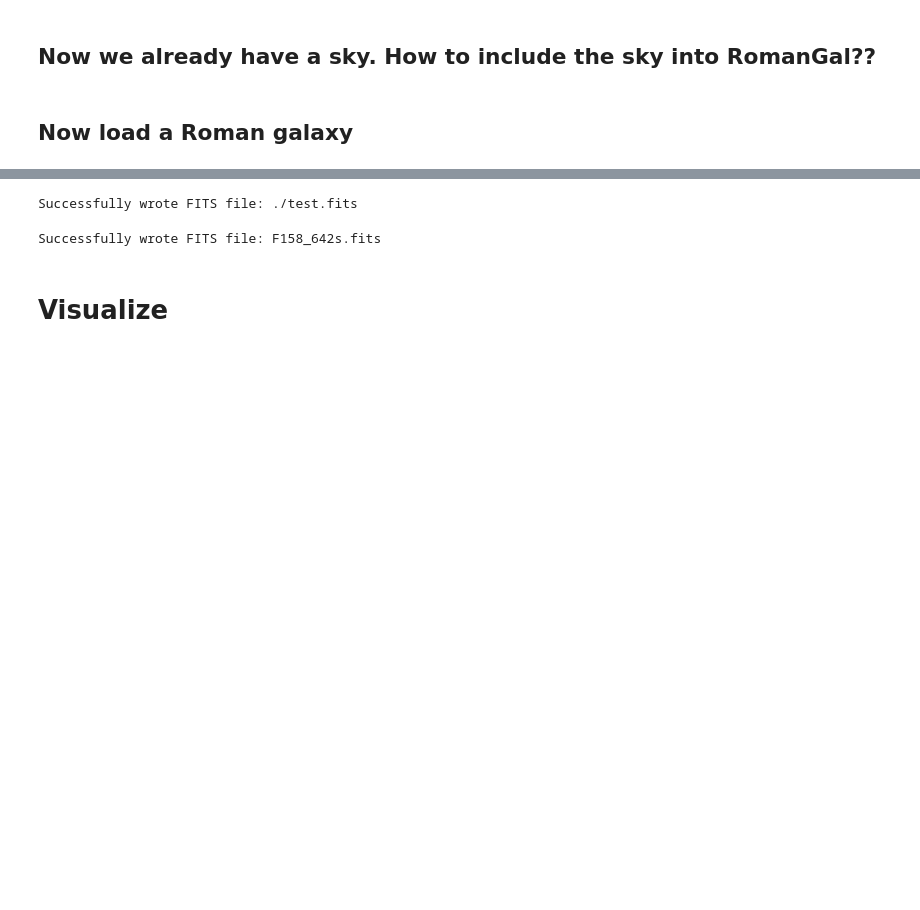
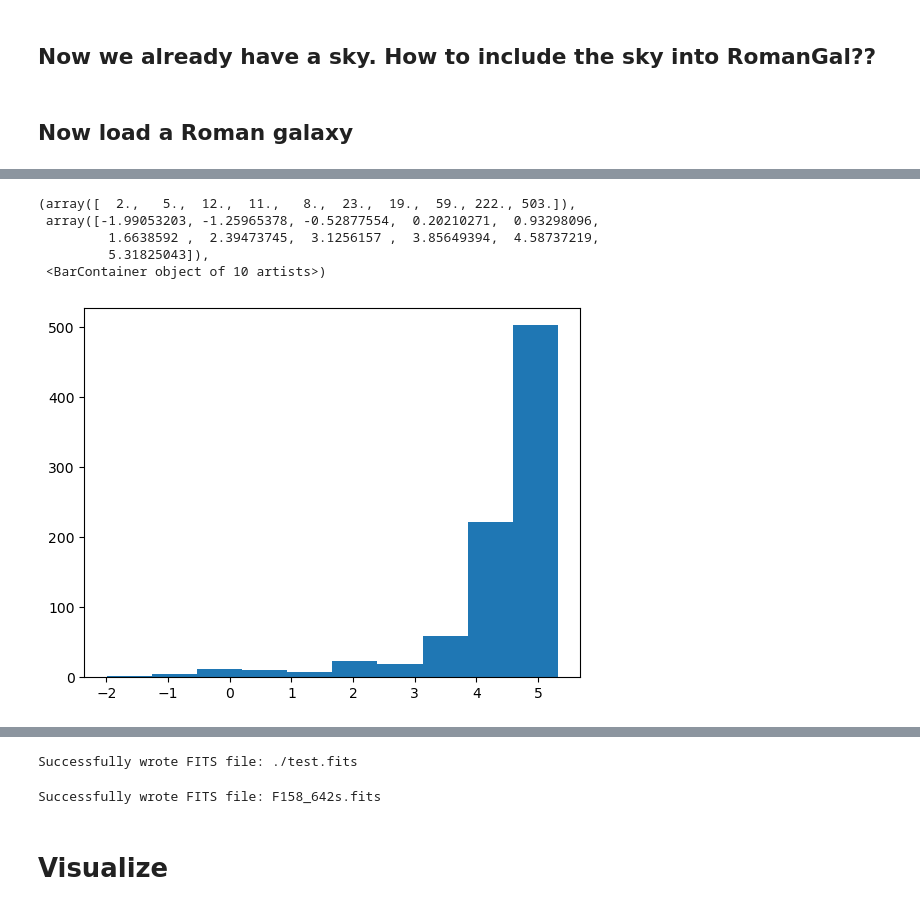
Before and after one commit to AstroJacobLi/Rosesim, a Jupyter notebook: notebook/Rosesim/02_inject_dwarf.ipynb, the cells around one changed output, grey strips where cells are left out. Drawn from its saved outputs; the diff is of its cells as text; code cells hidden in the pictures; blank space fills up the shorter version.

Commit message:
before I test out new romanisim

```diff
--- a/notebook/Rosesim/02_inject_dwarf.ipynb
+++ b/notebook/Rosesim/02_inject_dwarf.ipynb
@@ -59,14 +66,21 @@ obs_dec = 2.2741 # -0.2
 # %%
 DATA_PATH = rosesim.DATA_PATH
 # %%
+rng = np.random.RandomState(100)
 log_m_star = 4
-gal_kwargs = {'age': (10**9.0) * u.yr,
-              'feh': -1.5,
+# gal_kwargs = {'age': (10**9.6) * u.yr,
+#               'feh': -2,
+#               'total_mass': 10**log_m_star,
+#               'r_eff': 10**rosesim.mass_size_carlsten(log_m_star) / 1000 * u.kpc,
+#               'distance': 10 * u.Mpc}
+
+gal_kwargs = {'age': (10**10.1) * u.yr,
+              'feh': -1,
               'total_mass': 10**log_m_star,
               'r_eff': 10**rosesim.mass_size_carlsten(log_m_star) / 1000 * u.kpc,
-              'distance': 2 * u.Mpc}
+              'distance': 3 * u.Mpc}
 
-gal = RomanGalaxy(prefix=f'dw_1e{log_m_star:.1f}_{int(gal_kwargs["distance"].to(u.Mpc).value)}Mpc_age{np.log10(gal_kwargs["age"].value):.1f}_feh{gal_kwargs["feh"]:.1f}', data_dir=DATA_PATH)
+gal = RomanGalaxy(prefix=f'dw_1e{log_m_star:.1f}_{gal_kwargs["distance"].to(u.Mpc).value:.1f}Mpc_age{np.log10(gal_kwargs["age"].value):.1f}_feh{gal_kwargs["feh"]:.1f}', data_dir=DATA_PATH)
 
 reff = (gal_kwargs['r_eff'] / gal_kwargs['distance']).cgs.value * 206265
 print('R_eff [arcsec]', reff)
@@ -75,7 +89,7 @@ s = int(reff / rosesim.pixel_scale * 15)
 s = s + (s+1) % 2
 
 dmod = 5 * np.log10(gal_kwargs['distance'].value) + 25
-abs_mag_lim = -1
+abs_mag_lim = 4
 mag_lim = dmod + abs_mag_lim
 print('mag lim', mag_lim)
 # %% [output]
@@ -95,7 +106,7 @@ sp = artpop.SSP(iso, total_mass=gal_kwargs['total_mass'],
                 mag_limit=mag_lim, mag_limit_band='F158',
                 random_state=rng)
 
-src = artpop.SersicSP(sp, n=0.8, theta=100 * u.deg, ellip=0.3,
+src = artpop.SersicSP(sp, n=0.8, theta=10 * u.deg, ellip=0.3,
                      r_eff=gal_kwargs['r_eff'], xy_dim=s, pixel_scale=rosesim.pixel_scale)
 
 print('# of stars', src.num_stars)
@@ -128,0 +135,9 @@ SB of smooth 27.957348241326585
+# %%
+plt.hist(src.mags['F158'] - dmod)
+# %% [output]
+(array([  2.,   5.,  12.,  11.,   8.,  23.,  19.,  59., 222., 503.]),
+ array([-1.99053203, -1.25965378, -0.52877554,  0.20210271,  0.93298096,
+         1.6638592 ,  2.39473745,  3.1256157 ,  3.85649394,  4.58737219,
+         5.31825043]),
+ <BarContainer object of 10 artists>)
+[figure, added]
```
Also changed, not shown: parts of 46 cells of this notebook, 25 other files.
